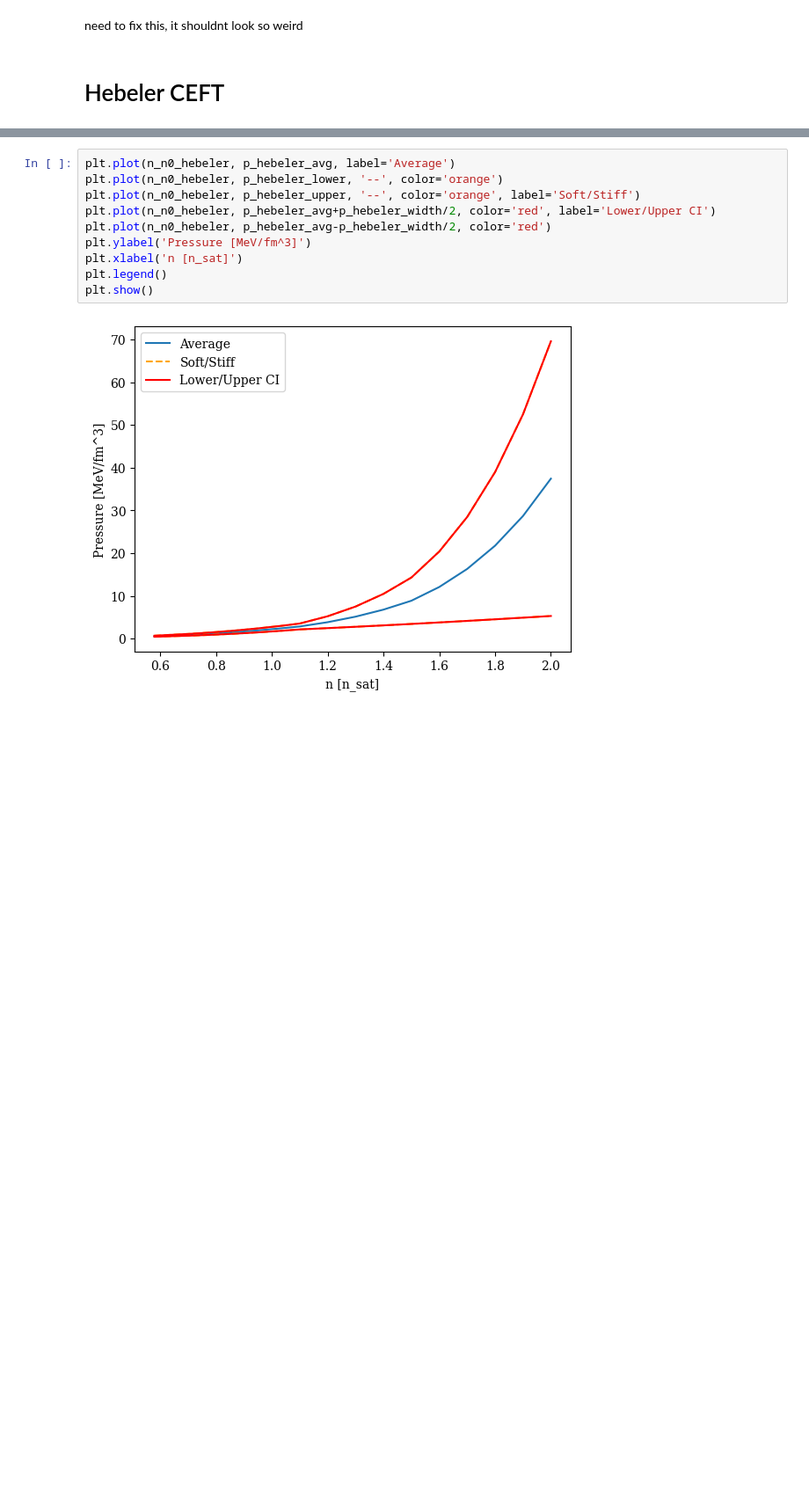
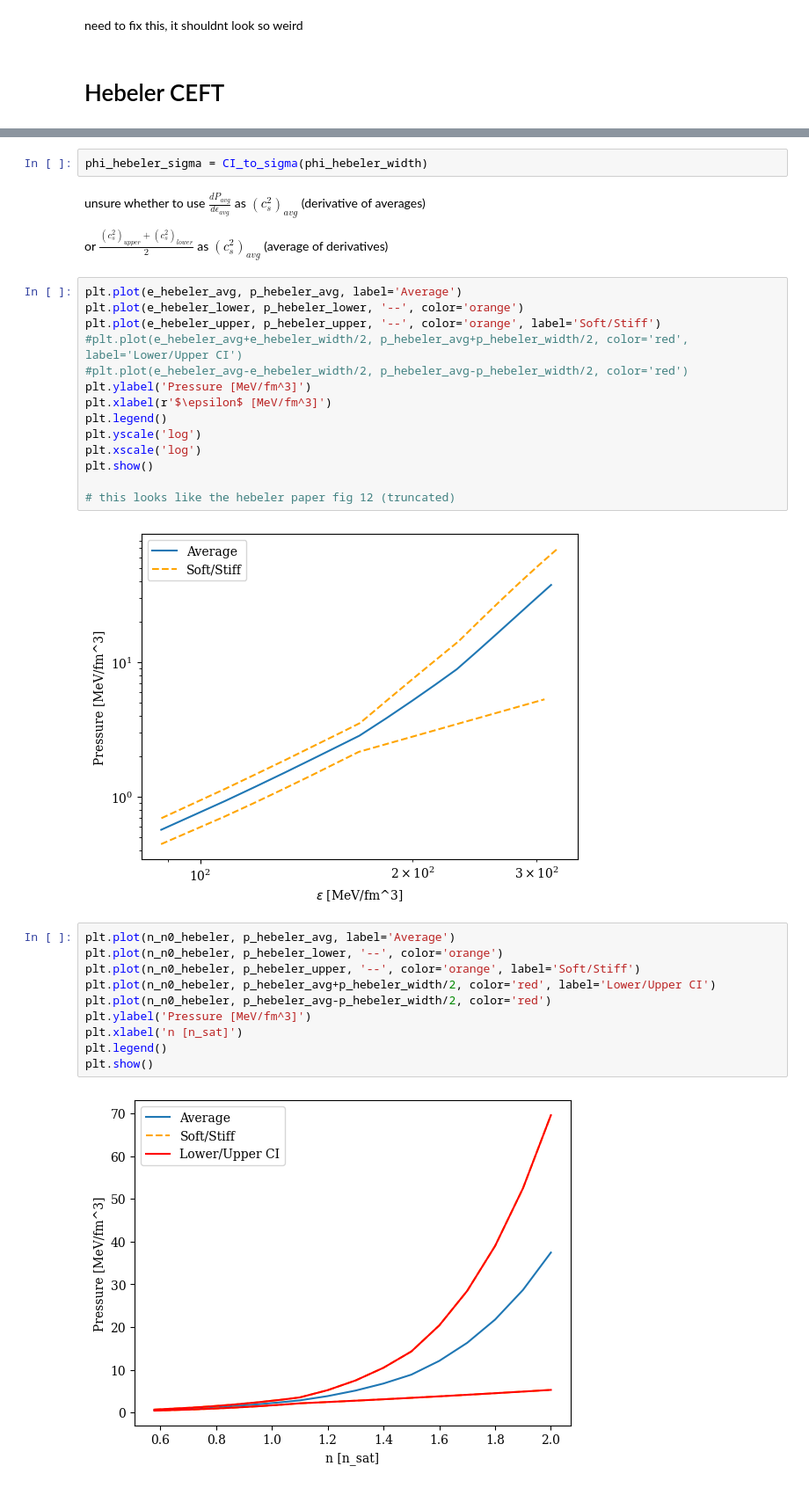
Before and after one commit to codinginrevolt/master_thesis, a Jupyter notebook: classes.ipynb, the cells around one changed output, grey strips where cells are left out. Shown at 88% size. Saved outputs shown, nothing was run; the diff lists cells and outputs as text; blank space fills up the shorter version.

```diff
--- a/classes.ipynb
+++ b/classes.ipynb
@@ -475,3 +594,25 @@ cs2_hebeler_avg = np.gradient(p_hebeler_avg, e_hebeler_avg) #dp/de
+# %%
+phi_hebeler_sigma = CI_to_sigma(phi_hebeler_width)
+# %% [markdown]
+unsure whether to use $\frac{dP_{avg}}{d\epsilon_{avg}}$ as $(c_s^2)_{avg}$ (derivative of averages)
+
+or $\frac{(c_s^2)_{upper}+(c_s^2)_{lower}}{2}$ as $(c_s^2)_{avg}$ (average of derivatives)
+# %%
+plt.plot(e_hebeler_avg, p_hebeler_avg, label='Average')
+plt.plot(e_hebeler_lower, p_hebeler_lower, '--', color='orange')
+plt.plot(e_hebeler_upper, p_hebeler_upper, '--', color='orange', label='Soft/Stiff')
+#plt.plot(e_hebeler_avg+e_hebeler_width/2, p_hebeler_avg+p_hebeler_width/2, color='red', label='Lower/Upper CI')
+#plt.plot(e_hebeler_avg-e_hebeler_width/2, p_hebeler_avg-p_hebeler_width/2, color='red')
+plt.ylabel('Pressure [MeV/fm^3]')
+plt.xlabel(r'$\epsilon$ [MeV/fm^3]')
+plt.legend()
+plt.yscale('log')
+plt.xscale('log')
+plt.show()
+
+# this looks like the hebeler paper fig 12 (truncated)
+# %% [output]
+[figure, added]
 # %%
 plt.plot(n_n0_hebeler, p_hebeler_avg, label='Average')
 plt.plot(n_n0_hebeler, p_hebeler_lower, '--', color='orange')
```
Also changed, not shown: parts of 25 cells of this notebook, 3 other files.
